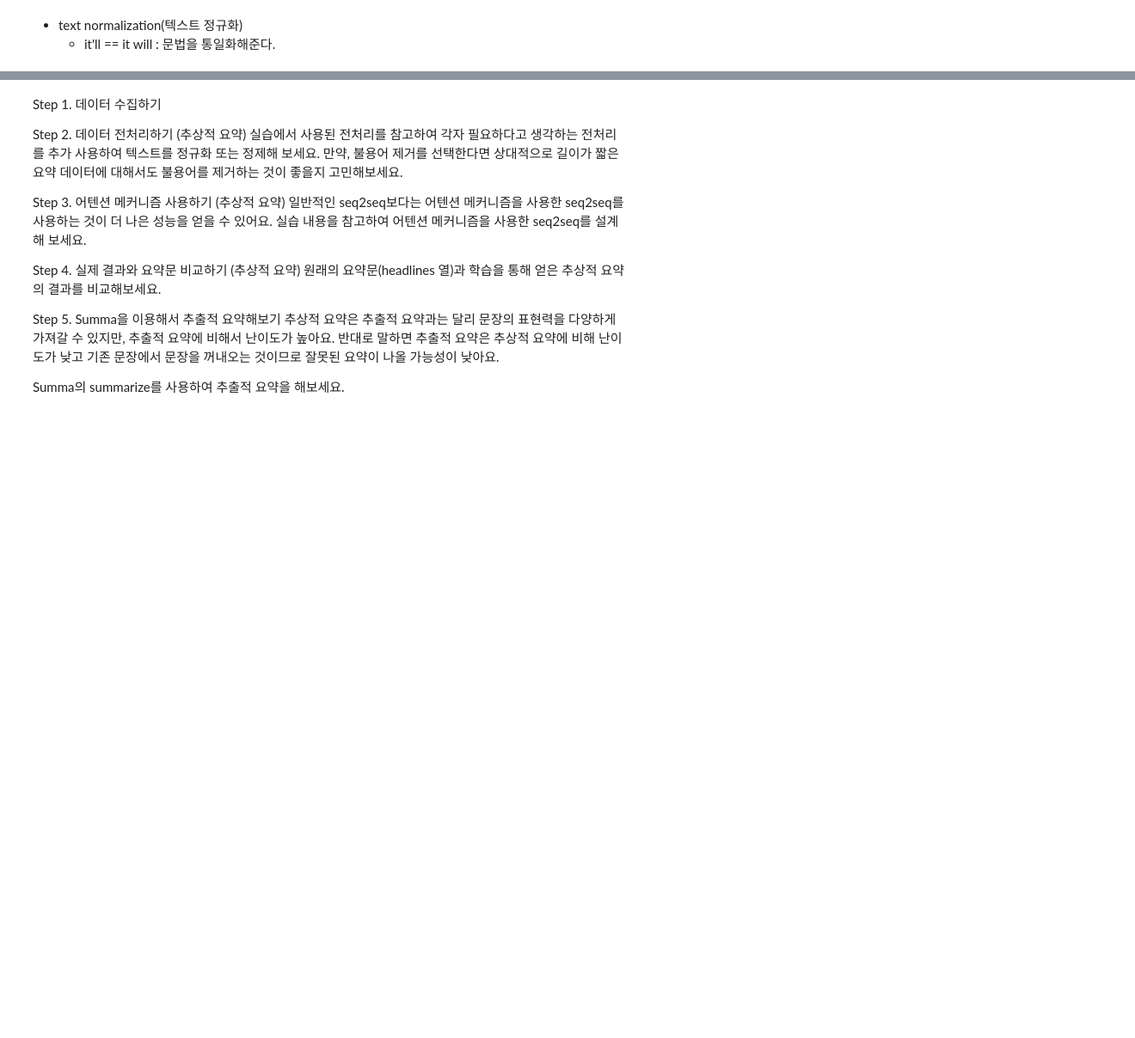
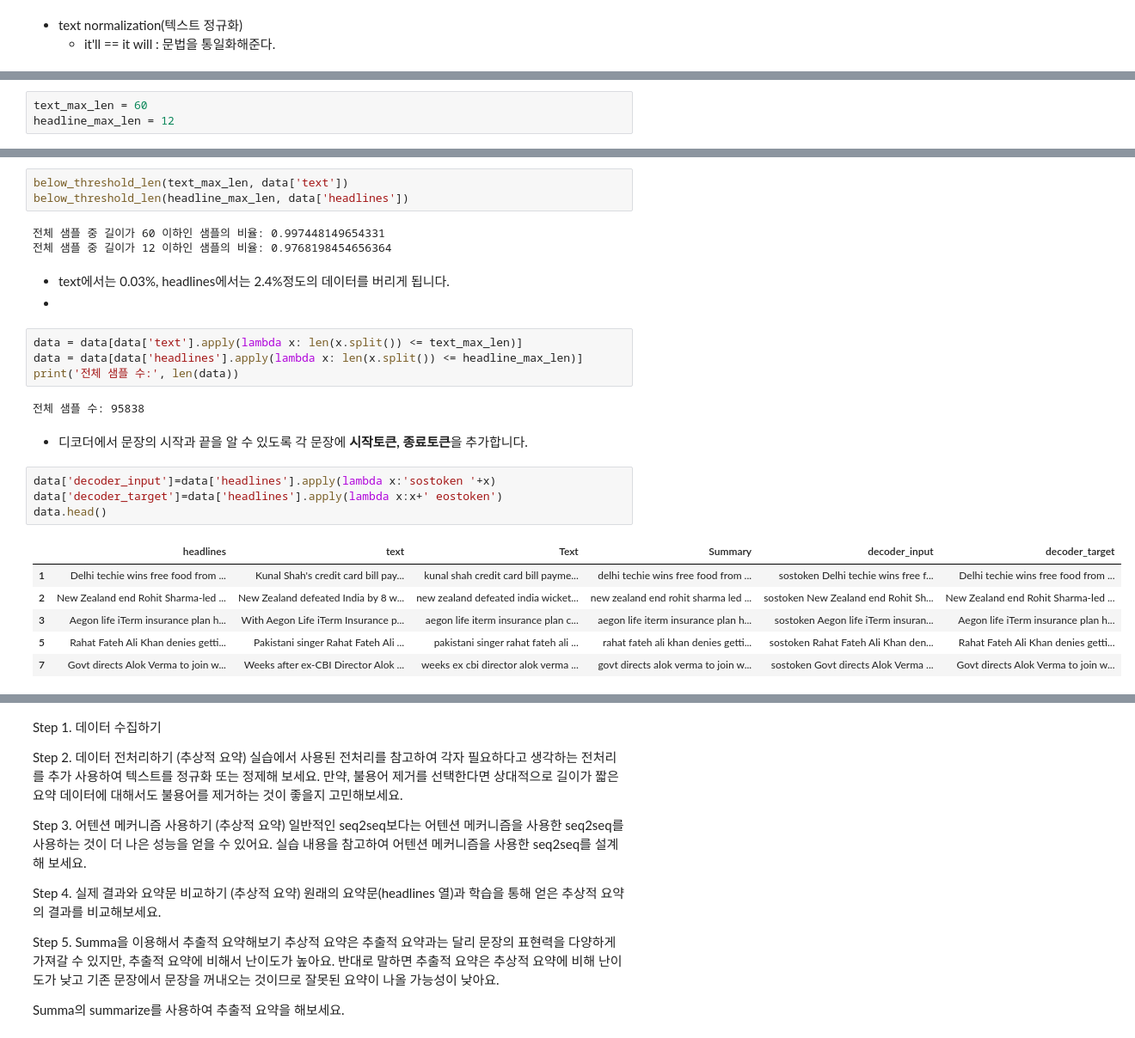
Before and after one commit to miinkang/AI_Project_AIFFEL, a Jupyter notebook: [E-11]news_summarization.ipynb, the cells around one changed output, grey strips where cells are left out. Shown: that part at 86% size. Saved outputs shown, nothing was run; the diff lists cells and outputs as text; blank space fills up the shorter version.

```diff
--- a/[E-11]news_summarization.ipynb
+++ b/[E-11]news_summarization.ipynb
@@ -86,0 +237,3 @@ dtype: int64
+# %%
+text_max_len = 60
+headline_max_len = 12
@@ -86,0 +249,28 @@ dtype: int64
+# %%
+below_threshold_len(text_max_len, data['text'])
+below_threshold_len(headline_max_len, data['headlines'])
+# %% [output]
+전체 샘플 중 길이가 60 이하인 샘플의 비율: 0.997448149654331
+전체 샘플 중 길이가 12 이하인 샘플의 비율: 0.9768198454656364
+# %% [markdown]
+- text에서는 0.03%, headlines에서는 2.4%정도의 데이터를 버리게 됩니다.
+-
+# %%
+data = data[data['text'].apply(lambda x: len(x.split()) <= text_max_len)]
+data = data[data['headlines'].apply(lambda x: len(x.split()) <= headline_max_len)]
+print('전체 샘플 수:', len(data))
+# %% [output]
+전체 샘플 수: 95838
+# %% [markdown]
+- 디코더에서 문장의 시작과 끝을 알 수 있도록 각 문장에 **시작토큰, 종료토큰**을 추가합니다.
+# %%
+data['decoder_input']=data['headlines'].apply(lambda x:'sostoken '+x)
+data['decoder_target']=data['headlines'].apply(lambda x:x+' eostoken')
+data.head()
+# %% [output]
+|  | headlines | text | Text | Summary | decoder_input | decoder_target |
+| 1 | Delhi techie wins free food from ... | Kunal Shah's credit card bill pay... | kunal shah credit card bill payme... | delhi techie wins free food from ... | sostoken Delhi techie wins free f... | Delhi techie wins free food from ... |
+| 2 | New Zealand end Rohit Sharma-led ... | New Zealand defeated India by 8 w... | new zealand defeated india wicket... | new zealand end rohit sharma led ... | sostoken New Zealand end Rohit Sh... | New Zealand end Rohit Sharma-led ... |
+| 3 | Aegon life iTerm insurance plan h... | With Aegon Life iTerm Insurance p... | aegon life iterm insurance plan c... | aegon life iterm insurance plan h... | sostoken Aegon life iTerm insuran... | Aegon life iTerm insurance plan h... |
+| 5 | Rahat Fateh Ali Khan denies getti... | Pakistani singer Rahat Fateh Ali ... | pakistani singer rahat fateh ali ... | rahat fateh ali khan denies getti... | sostoken Rahat Fateh Ali Khan den... | Rahat Fateh Ali Khan denies getti... |
+| 7 | Govt directs Alok Verma to join w... | Weeks after ex-CBI Director Alok ... | weeks ex cbi director alok verma ... | govt directs alok verma to join w... | sostoken Govt directs Alok Verma ... | Govt directs Alok Verma to join w... |
```
Also changed, not shown: parts of 29 cells of this notebook.
